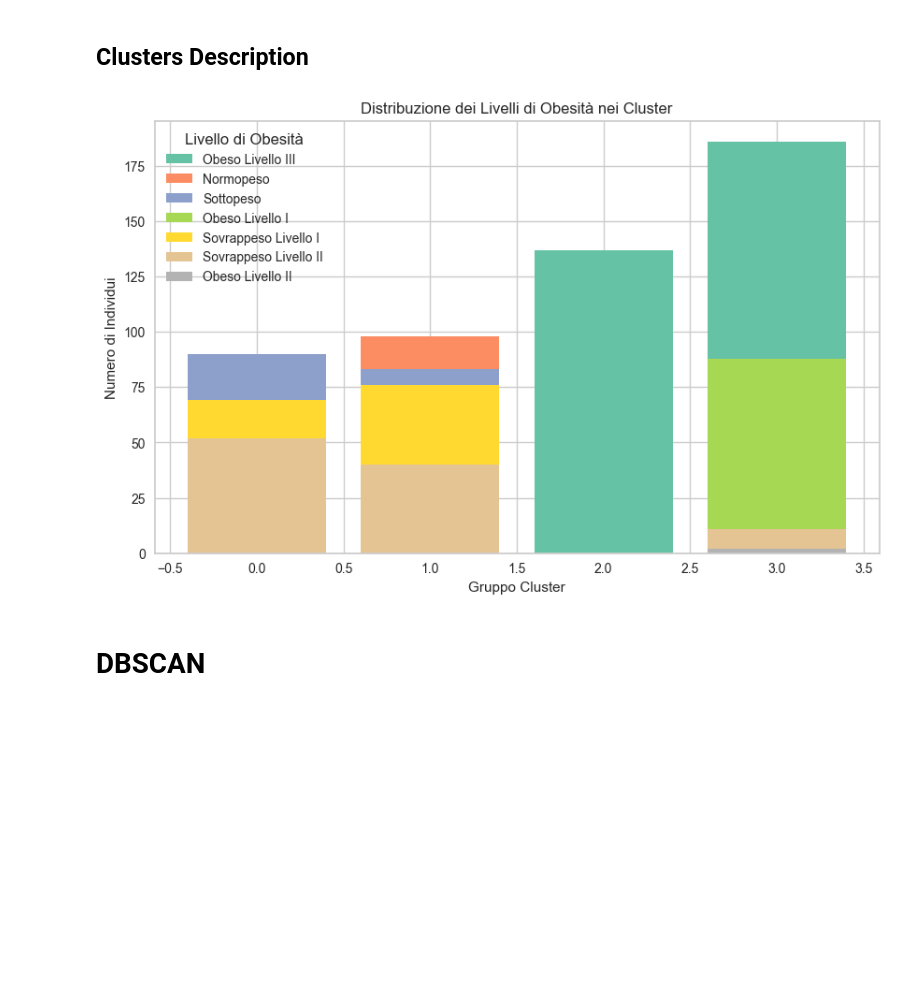
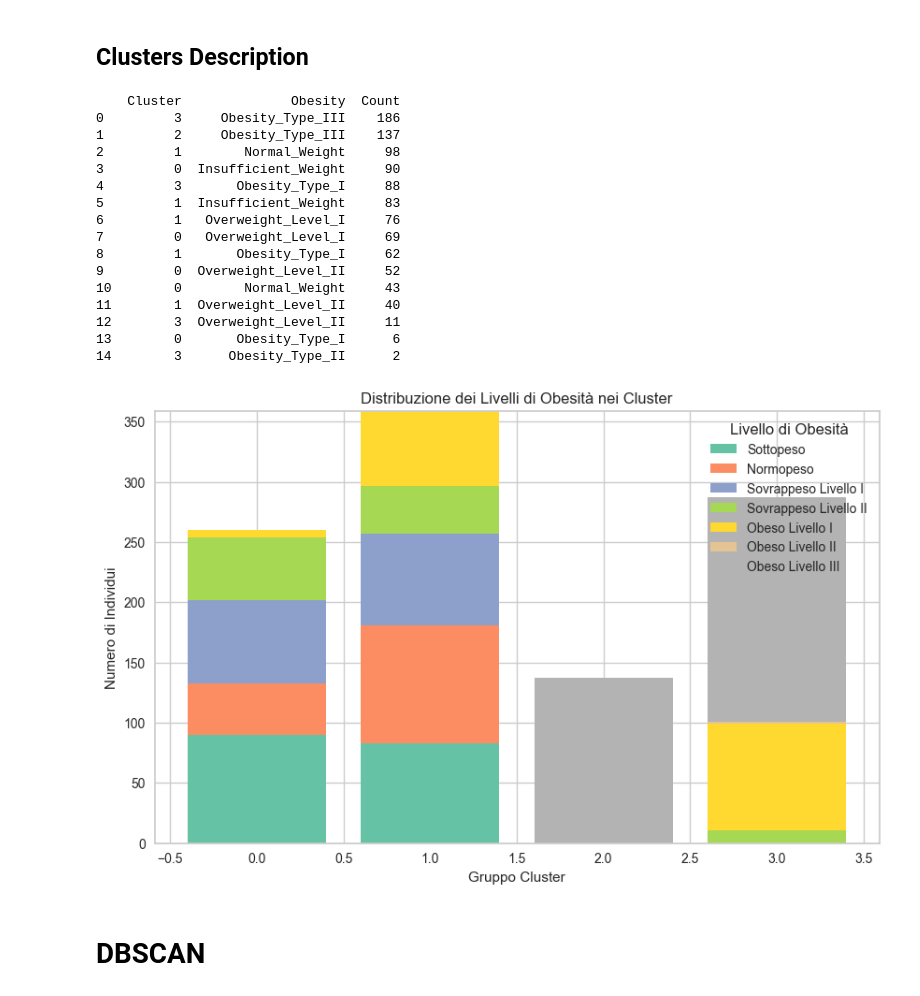
Before and after one commit to Walter-Di-Sabatino/Time-Series-Data-Science-Project, a Jupyter notebook: obesity/multidimensional_clustering_female.ipynb, the cells around one changed output. Saved outputs shown, nothing was run; the diff lists cells and outputs as text; code cells hidden in the pictures; blank space fills up the shorter version.

```diff
--- a/other/multidimensional_clustering_female.ipynb
+++ b/obesity/multidimensional_clustering_female.ipynb
@@ -183,45 +183,83 @@ plt.show()
 # %% [markdown]
 ## Clusters Description
 # %%
-
 # Conta il numero di individui per Cluster e Livello di Obesità
 obesity_per_cluster = filtered_data.value_counts(["Cluster", "Obesity"]).reset_index(name="Count")
+print(obesity_per_cluster)
 
 # Mappatura dei livelli di obesità ai nuovi nomi
 obesity_labels = {
     "Insufficient_Weight": "Sottopeso",
     "Normal_Weight": "Normopeso",
     "Overweight_Level_I": "Sovrappeso Livello I",
     "Overweight_Level_II": "Sovrappeso Livello II",
     "Obesity_Type_I": "Obeso Livello I",
     "Obesity_Type_II": "Obeso Livello II",
     "Obesity_Type_III": "Obeso Livello III"
 }
 
 # Sostituzione dei nomi nel dataframe
 obesity_per_cluster["Obesity"] = obesity_per_cluster["Obesity"].replace(obesity_labels)
 
-# Selezione colormap
+# Definisci l'ordine desiderato dei livelli di obesità
+ordine_obesità = [
+    "Sottopeso",
+    "Normopeso",
+    "Sovrappeso Livello I",
+    "Sovrappeso Livello II",
+    "Obeso Livello I",
+    "Obeso Livello II",
+    "Obeso Livello III"
+]
+
+# Selezione della colormap e assegnazione di un colore per ciascun livello (seguendo l'ordine)
 colormap = plt.colormaps["Set2"]
+colori = {label: colormap(i / (len(ordine_obesità) - 1)) for i, label in enumerate(ordine_obesità)}
 
-# Assegna un colore univoco a ogni livello di obesità
-unique_labels = obesity_per_cluster["Obesity"].unique()
-colori = {label: colormap(i / (len(unique_labels) - 1)) for i, label in enumerate(unique_labels)}
+# Ottieni la lista dei cluster presenti
+clusters = sorted(obesity_per_cluster["Cluster"].unique())
 
-# Grafico della distribuzione dei livelli di obesità
+# Inizializza per ogni cluster il valore 'bottom' per l'impilamento
+bottoms = {cluster: 0 for cluster in clusters}
+
 plt.figure(figsize=(10, 6))
-for obesity_level, color in colori.items():
-    cluster_data = obesity_per_cluster[obesity_per_cluster["Obesity"] == obesity_level]
-    plt.bar(cluster_data["Cluster"], cluster_data["Count"], color=color, label=obesity_level)
+# Per ogni livello di obesità, nell'ordine specificato, disegna il segmento corrispondente per ogni cluster
+for livello in ordine_obesità:
+    for cluster in clusters:
+        # Filtra il dataframe per il cluster e il livello corrente
+        row = obesity_per_cluster[(obesity_per_cluster["Cluster"] == cluster) & (obesity_per_cluster["Obesity"] == livello)]
+        count = row["Count"].iloc[0] if not row.empty else 0
+        # Disegna il segmento impilato. Aggiungiamo l'etichetta solo per il primo cluster per evitare duplicazioni in legenda.
+        if cluster == clusters[0]:
+            plt.bar(cluster, count, bottom=bottoms[cluster], color=colori[livello], label=livello)
+        else:
+            plt.bar(cluster, count, bottom=bottoms[cluster], color=colori[livello])
+        bottoms[cluster] += count
 
 # Personalizzazione del grafico
 plt.xlabel("Gruppo Cluster")
 plt.ylabel("Numero di Individui")
 plt.title("Distribuzione dei Livelli di Obesità nei Cluster")
 plt.legend(title="Livello di Obesità")
 plt.show()
 # %% [output]
+    Cluster              Obesity  Count
+0         3     Obesity_Type_III    186
+1         2     Obesity_Type_III    137
+2         1        Normal_Weight     98
+3         0  Insufficient_Weight     90
+4         3       Obesity_Type_I     88
+5         1  Insufficient_Weight     83
+6         1   Overweight_Level_I     76
+7         0   Overweight_Level_I     69
+8         1       Obesity_Type_I     62
+9         0  Overweight_Level_II     52
+10        0        Normal_Weight     43
+11        1  Overweight_Level_II     40
+12        3  Overweight_Level_II     11
+13        0       Obesity_Type_I      6
+14        3      Obesity_Type_II      2
-[figure, old version]
+[figure, new version]
 # %% [markdown]
 # DBSCAN
 # %%
```
Also changed, not shown: parts of 1 cell of this notebook, 8 other files.
